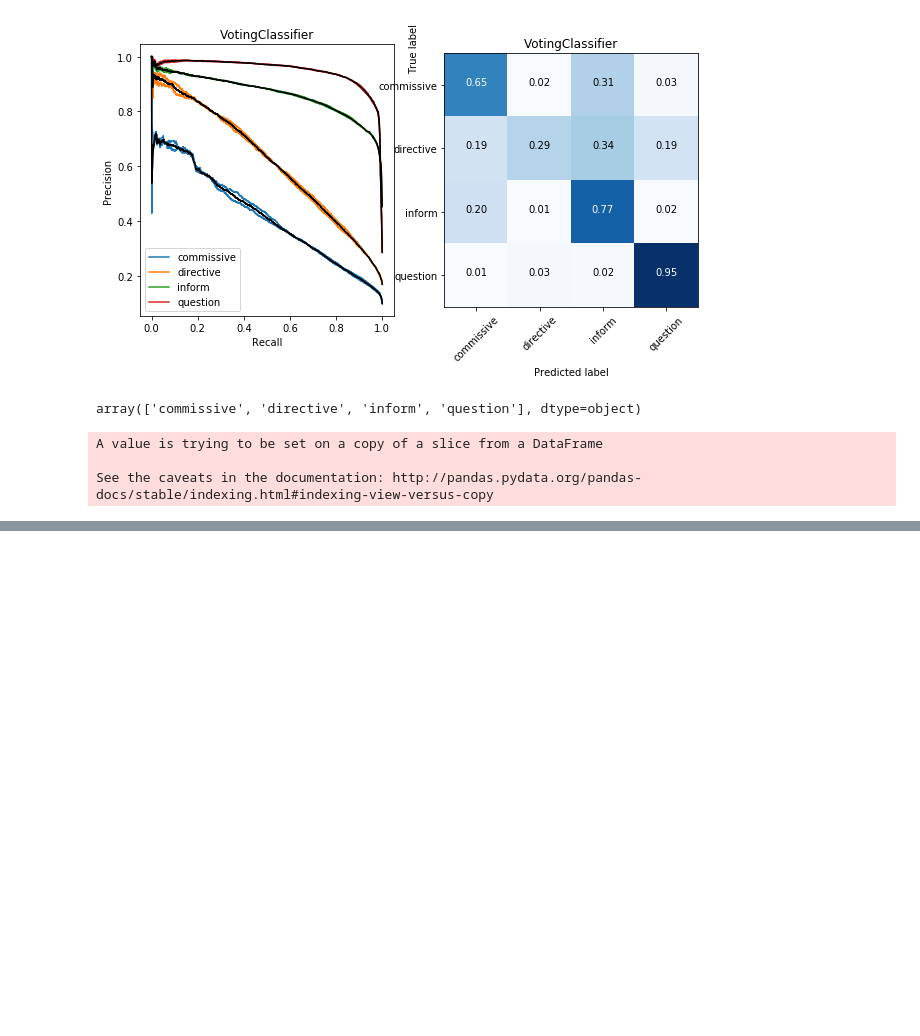
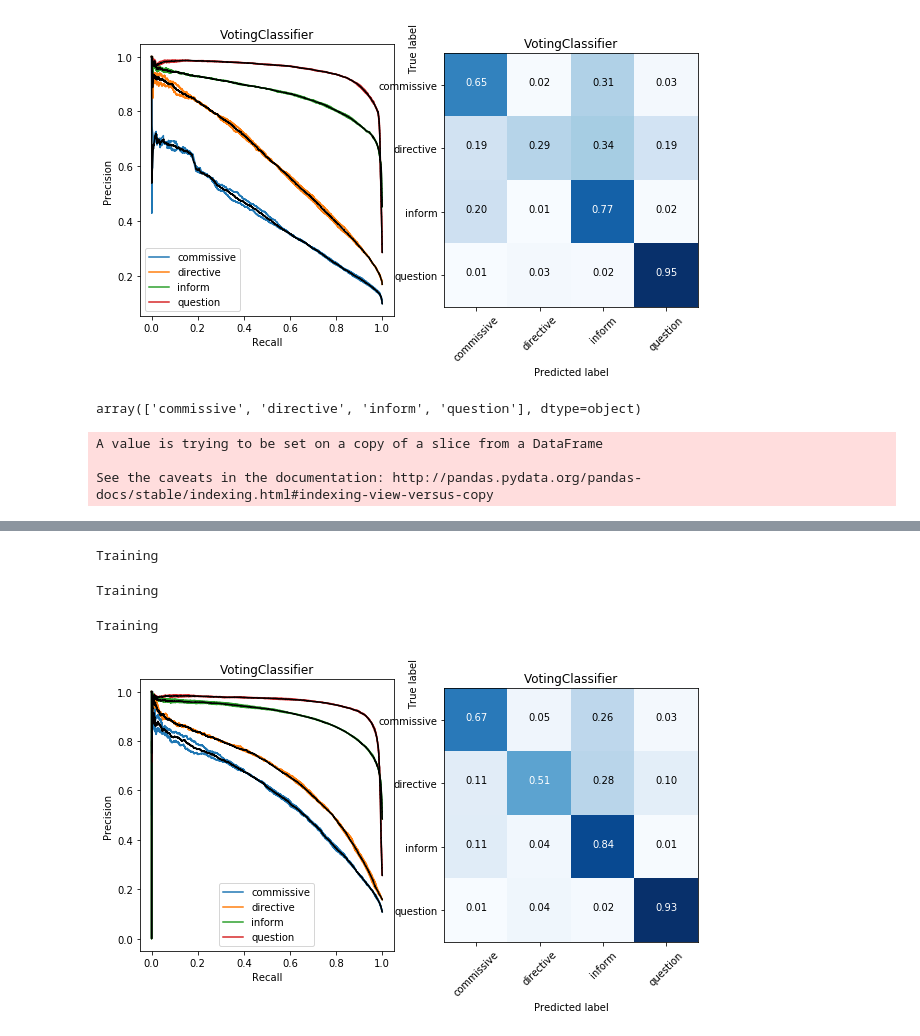
Before and after one commit to Ryanglambert/chatty, a Jupyter notebook: research/daily_dialogue/Speech Act Classifier.ipynb, the cells around one changed output, grey strips where cells are left out. Saved outputs shown, nothing was run; the diff lists cells and outputs as text; code cells hidden in the pictures; blank space fills up the shorter version.

```diff
--- a/research/daily_dialogue/Speech Act Classifier.ipynb
+++ b/research/daily_dialogue/Speech Act Classifier.ipynb
@@ -439,0 +461,6 @@ plot.plot_prec_rec(results, 'VotingClassifier', normalize_confusion_matrix=True)
+# %%
+vocab = tokens.load_vocab('chunk_pos_bigram', 'lemma_ngram_2', 'pos_ngram_2', 'word')['vocab']
+vocab = [tokens.token_joiner(i) for i in vocab]
+vocab = np.array(vocab)
+# %%
+train['vocab'] = vocab
@@ -439,0 +476,37 @@ plot.plot_prec_rec(results, 'VotingClassifier', normalize_confusion_matrix=True)
+# %%
+# log_reg_pca = Pipeline([
+#     ('pca', TruncatedSVD(n_components=30)),
+#     ('logreg', LogisticRegression(n_jobs=-1, solver='newton-cg'))
+# ])
+
+svc = CalibratedClassifierCV(SGDClassifier(loss='log', n_jobs=-1))
+adaboost = CalibratedClassifierCV(AdaBoostClassifier())
+# svc = SGDClassifier(loss='log', n_jobs=-1)
+# adaboost = AdaBoostClassifier()
+
+vt = VotingClassifier([
+    ('logreg', LogisticRegression(n_jobs=-1, solver='newton-cg')),
+    ('svc', svc),
+    ('adaboost', adaboost)
+], n_jobs=1, voting='soft', weights=[
+    1, 1, 1
+])
+
+
+fu = FeatureUnion([('vocab_t-1', CountVectorizerColumnN(analyzer=tokens.token_splitter, colnum=0, normalize=True)),
+                   ('vocab', CountVectorizerColumnN(analyzer=tokens.token_splitter, colnum=1, normalize=True))])
+
+X = train[['vocab_t-1', 'vocab']][ACT_MASK].values
+y = train['act'][ACT_MASK].values
+
+clf = Pipeline([
+#     ('countvectorizer', CountVectorizer(analyzer=tokens.token_splitter)),
+    ('feature_union_countvecs', fu),
+#     ('tfidf_vec', TfidfVectorizer(analyzer=tokens.token_splitter, use_idf=False)),
+    ('random', RandomOverSampler('minority')),
+    ('votingclassifier', vt)
+])
+# %%
+results = data.cv_stratified_shuffle(X, y, clf, splits=2)
+# %% [output]
+Training
@@ -439,0 +515,9 @@ plot.plot_prec_rec(results, 'VotingClassifier', normalize_confusion_matrix=True)
+# %%
+results = data.cv_stratified_shuffle(X, y, clf, splits=2)
+# %% [output]
+Training
+Training
+# %%
+plot.plot_prec_rec(results, 'VotingClassifier', normalize_confusion_matrix=True)
+# %% [output]
+[figure, added]
```
Also changed, not shown: parts of 11 cells of this notebook, 1 other file.
